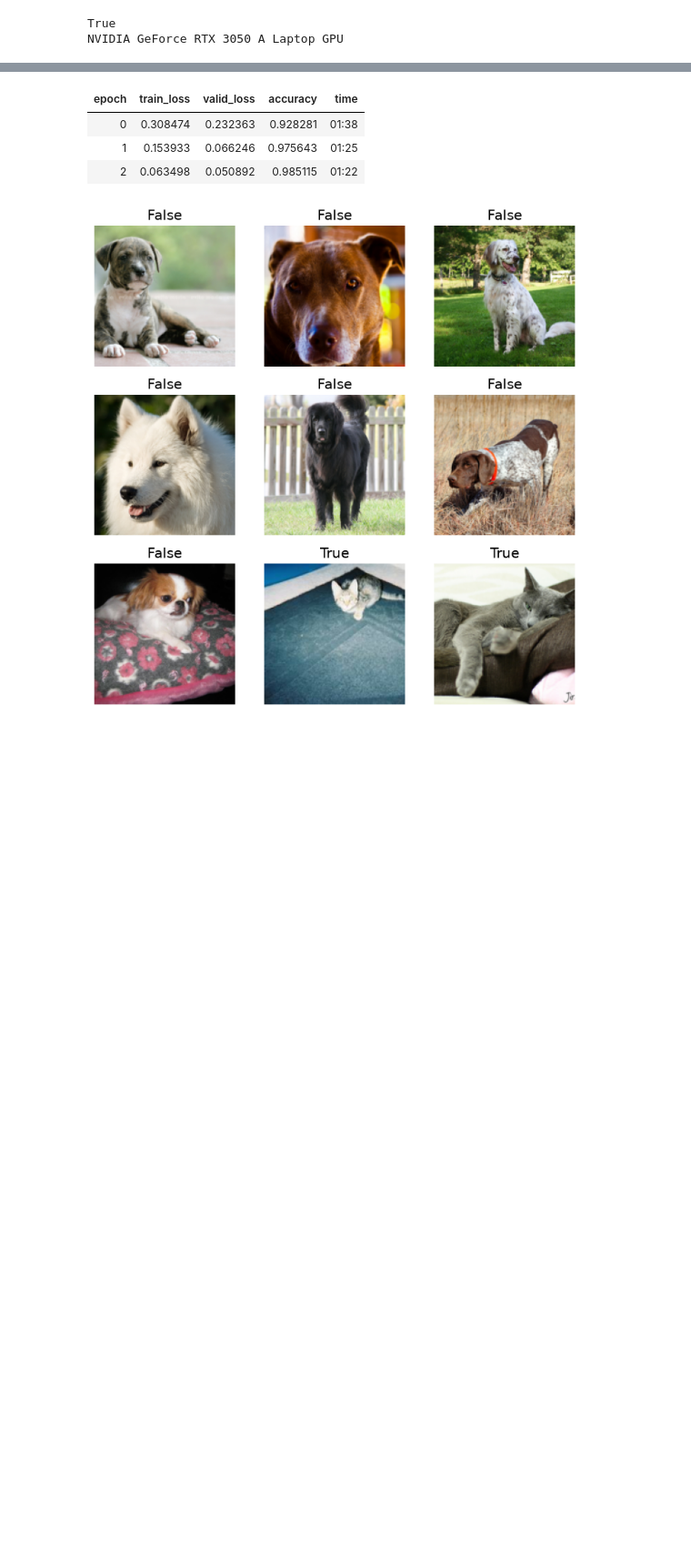
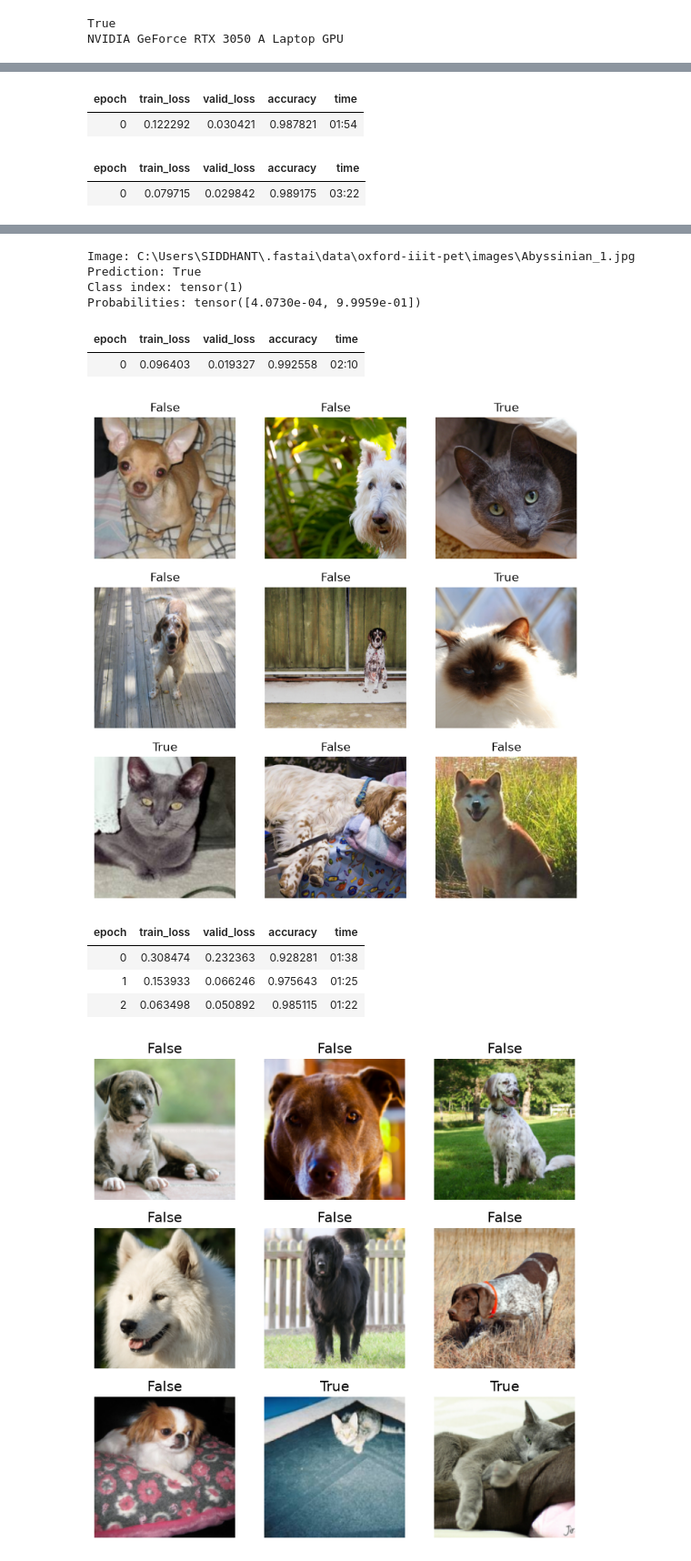
Before and after one commit to SiddhantSharma1723/python-for-ai, a Jupyter notebook: Practice/Phase-5-Deep-Learning/fastai.ipynb, the cells around one changed output, grey strips where cells are left out. Shown at 91% size. Saved outputs shown, nothing was run; the diff lists cells and outputs as text; code cells hidden in the pictures; blank space fills up the shorter version.

```diff
--- a/Practice/Phase-5-Deep-Learning/fastai.ipynb
+++ b/Practice/Phase-5-Deep-Learning/fastai.ipynb
@@ -10,0 +48,47 @@ NVIDIA GeForce RTX 3050 A Laptop GPU
+# %%
+from fastai.vision.all import *
+
+path = untar_data(URLs.PETS)
+
+def is_cat(x):
+    return x[0].isupper()
+
+dls = ImageDataLoaders.from_name_func(
+    path / "images",
+    get_image_files(path / "images"),
+    is_cat,
+    item_tfms=Resize(224),
+    bs=32
+)
+
+dls.show_batch()
+
+learn = vision_learner(
+    dls,
+    resnet18,
+    metrics=accuracy
+)
+
+learn.fine_tune(1)
+
+img = get_image_files(path/'images')[0]
+
+pred_class, pred_idx, probabilities = learn.predict(img)
+
+print("Image:", img)
+print("Prediction:", pred_class)
+print("Class index:", pred_idx)
+print("Probabilities:", probabilities)
+
+learn2 = vision_learner(
+    dls,
+    resnet18,
+    metrics=accuracy
+)
+
+learn2.fit_one_cycle(1, lr_max=1e-3)
+# %% [output]
+| epoch | train_loss | valid_loss | accuracy | time |
+| 0 | 0.122292 | 0.030421 | 0.987821 | 01:54 |
+| epoch | train_loss | valid_loss | accuracy | time |
+| 0 | 0.079715 | 0.029842 | 0.989175 | 03:22 |
@@ -11,3 +96,10 @@ NVIDIA GeForce RTX 3050 A Laptop GPU
+Image: C:\Users\SIDDHANT\.fastai\data\oxford-iiit-pet\images\Abyssinian_1.jpg
+Prediction: True
+Class index: tensor(1)
+Probabilities: tensor([4.0730e-04, 9.9959e-01])
+| epoch | train_loss | valid_loss | accuracy | time |
+| 0 | 0.096403 | 0.019327 | 0.992558 | 02:10 |
+[figure, added]
 # %%
 import fastbook
 fastbook.setup_book()
```
Also changed, not shown: parts of 2 cells of this notebook, 41 other files.
